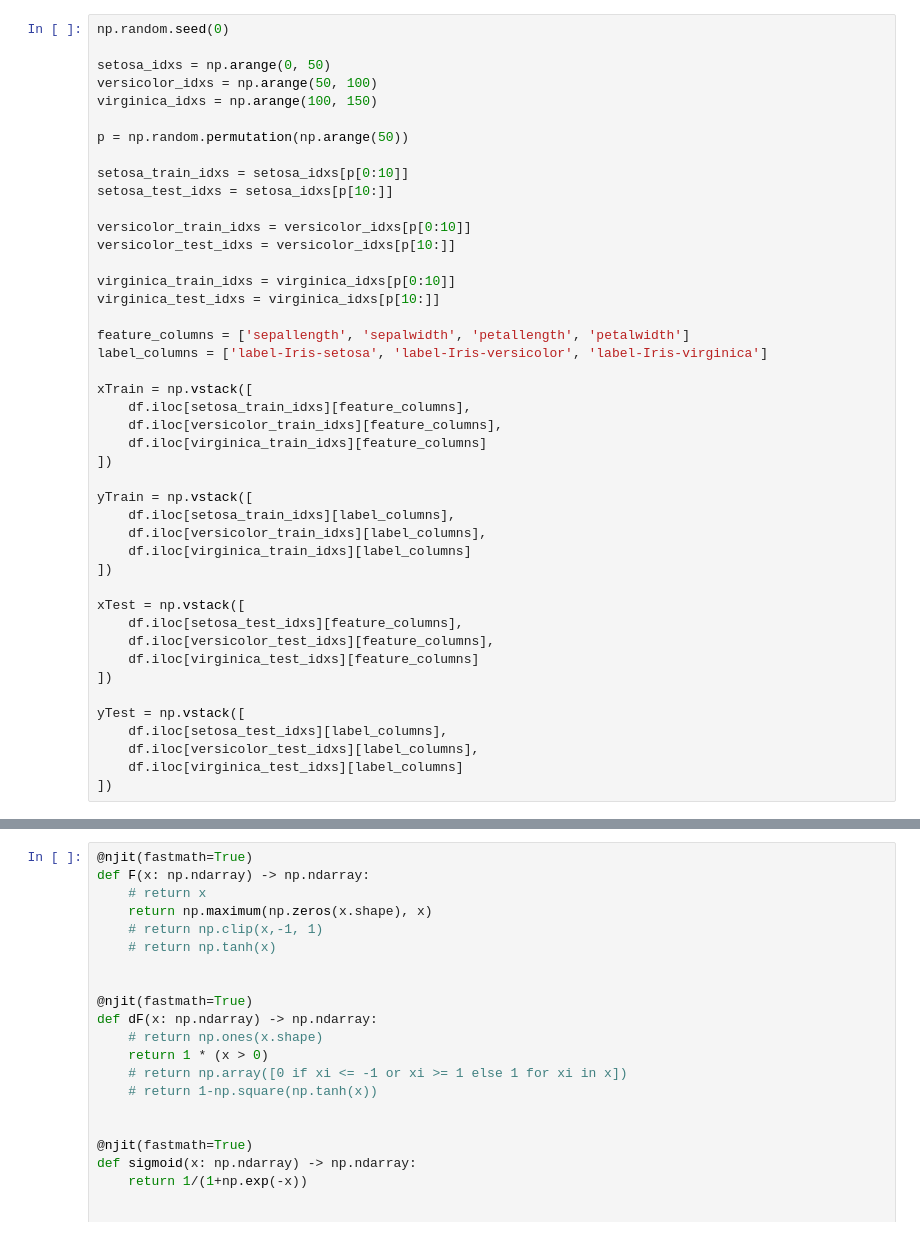
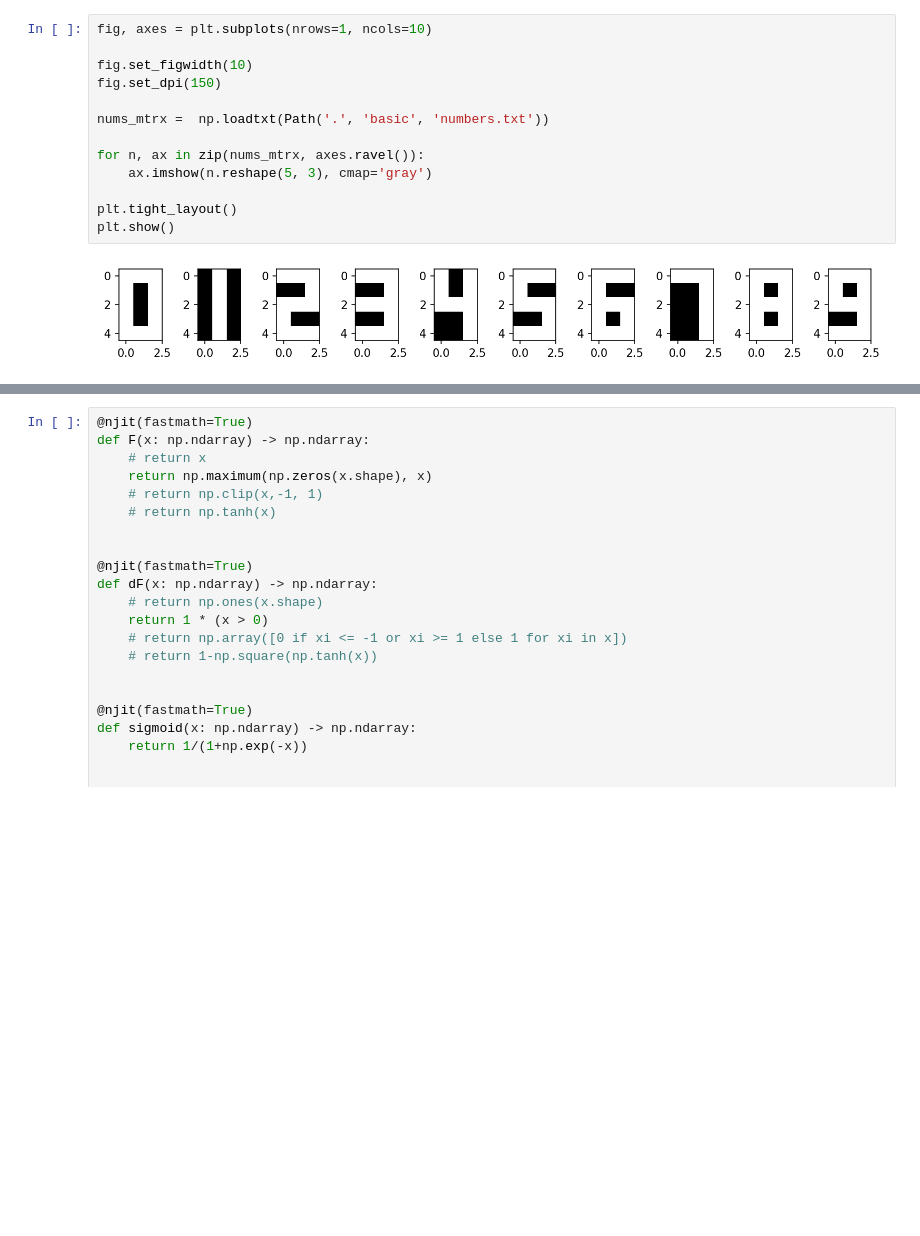
Before and after one commit to rayxxxxxxx/machine-learning, a Jupyter notebook: perceptron/multi_percepron.ipynb, the cells around one changed output, grey strips where cells are left out. Drawn from its saved outputs; the diff is of its cells as text; blank space fills up the shorter version.

```diff
--- a/perceptron/multi_percepron.ipynb
+++ b/perceptron/multi_percepron.ipynb
@@ -20,44 +9,15 @@ for name in df['class'].unique():
-# %%
-np.random.seed(0)
-
-setosa_idxs = np.arange(0, 50)
-versicolor_idxs = np.arange(50, 100)
-virginica_idxs = np.arange(100, 150)
-
-p = np.random.permutation(np.arange(50))
-
-setosa_train_idxs = setosa_idxs[p[0:10]]
-setosa_test_idxs = setosa_idxs[p[10:]]
-
-versicolor_train_idxs = versicolor_idxs[p[0:10]]
-versicolor_test_idxs = versicolor_idxs[p[10:]]
-
-virginica_train_idxs = virginica_idxs[p[0:10]]
-virginica_test_idxs = virginica_idxs[p[10:]]
-
-feature_columns = ['sepallength', 'sepalwidth', 'petallength', 'petalwidth']
-label_columns = ['label-Iris-setosa', 'label-Iris-versicolor', 'label-Iris-virginica']
-
-xTrain = np.vstack([
-    df.iloc[setosa_train_idxs][feature_columns],
-    df.iloc[versicolor_train_idxs][feature_columns],
-    df.iloc[virginica_train_idxs][feature_columns]
-])
-
-yTrain = np.vstack([
-    df.iloc[setosa_train_idxs][label_columns],
-    df.iloc[versicolor_train_idxs][label_columns],
-    df.iloc[virginica_train_idxs][label_columns]
-])
-
-xTest = np.vstack([
-    df.iloc[setosa_test_idxs][feature_columns],
-    df.iloc[versicolor_test_idxs][feature_columns],
-    df.iloc[virginica_test_idxs][feature_columns]
-])
-
-yTest = np.vstack([
-    df.iloc[setosa_test_idxs][label_columns],
-    df.iloc[versicolor_test_idxs][label_columns],
-    df.iloc[virginica_test_idxs][label_columns]
-])
+# %%
+fig, axes = plt.subplots(nrows=1, ncols=10)
+
+fig.set_figwidth(10)
+fig.set_dpi(150)
+
+nums_mtrx =  np.loadtxt(Path('.', 'basic', 'numbers.txt'))
+
+for n, ax in zip(nums_mtrx, axes.ravel()):
+    ax.imshow(n.reshape(5, 3), cmap='gray')
+
+plt.tight_layout()
+plt.show()
+# %% [output]
+[figure, added]
```
Also changed, not shown: parts of 9 cells of this notebook, 14 other files.
